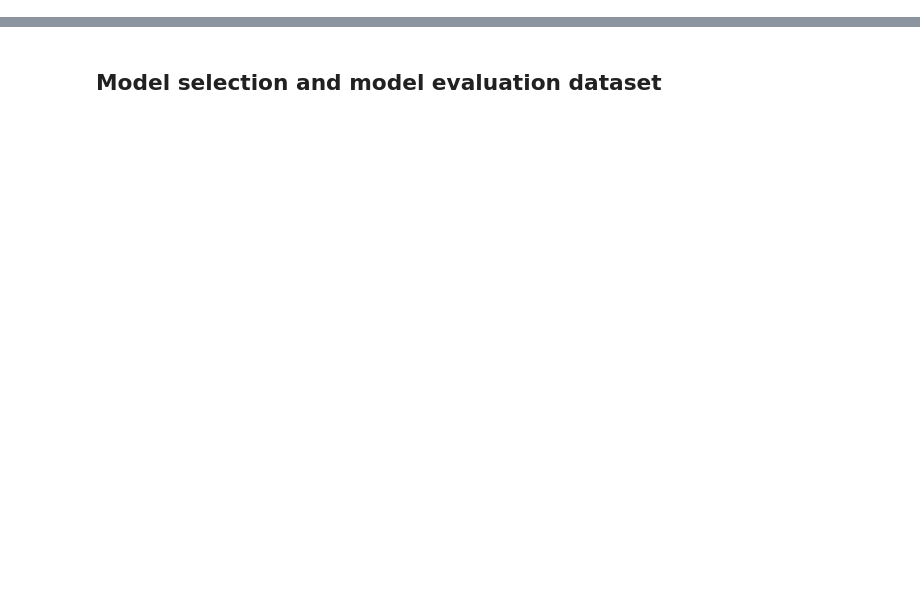
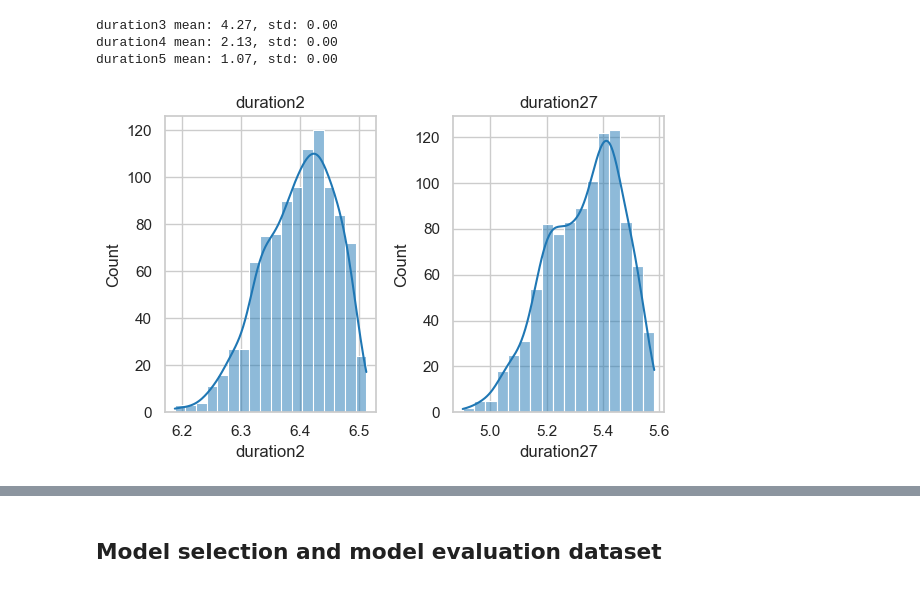
Before and after one commit to jismartin/GlassBoxEVM, a Jupyter notebook: montecarlo_simulation.ipynb, the cells around one changed output, grey strips where cells are left out. Saved outputs shown, nothing was run; the diff lists cells and outputs as text; code cells hidden in the pictures; blank space fills up the shorter version.

Commit message:
Review model simulation 2/n

```diff
--- a/montecarlo_simulation.ipynb
+++ b/montecarlo_simulation.ipynb
@@ -0,0 +13,3 @@
+# %%
+# Metadata
+psplib_metadata = pd.read_csv('PSPLIB_sample/psplib_sample_metadata.csv')
@@ -0,0 +18,4 @@
+# %%
+project_id=100
+filen=psplib_metadata.loc[project_id,'FileName']
+print(f"Project ID: {project_id}, File Name: {filen}")
@@ -0,0 +44,40 @@
+# %%
+# Monte Carlo Simulatio flow
+
+# (1) Create a directed acyclic graph (DAG) from the project file
+G=read_sm_file(f'PSPLIB_sample/{psplib_metadata.loc[project_id,"FileName"]}')
+
+# (2) Add beta-PERT distribution parameters
+# Assume a skewed left distribution for the risk relative to baseline duration
+add_risk_parameters(G, optim=0.8, mostprob=1.1, pessim=1.2)
+
+# (3) Set up the control point at EV=15%
+evaluate_at_EV(G, EV=0.15, Ti=0, N=10000)
+
+# (4) Monte Carlo simulaton from the control point
+# draw_random_durations(G,control=True)
+simulation(G, project_name=psplib_metadata.loc[project_id,'FileName'].replace('.sm',''),
+           experiment='00test', control=True, Nruns=1000, echo=False, output_dir='./test')
+# %%
+# Read simulation results
+simulation_results = pd.read_csv('./test/'+psplib_metadata.loc[project_id,'FileName'].replace('.sm','')+'_simulation_' + '00test'+ '.csv',index_col=0)
+# %%
+# Distribution statistics of ended jobs at the control point
+for c in [f'duration{n}' for n in G.nodes() if G.nodes[n]['done%']>=1][1:]:
+    print(c, f'mean: {simulation_results[c].mean():.2f}, std: {simulation_results[c].std():.2f}')
+# %% [output]
+duration3 mean: 4.27, std: 0.00
+duration4 mean: 2.13, std: 0.00
+duration5 mean: 1.07, std: 0.00
+# %%
+#  Distribution statistics of started but incomplete activities at the control point
+vars = [f'duration{n}' for n in G.nodes() if (G.nodes[n]['done%']>0.5) and (G.nodes[n]['done%']<1)]
+m=len(vars)
+fig, axes = plt.subplots(1, m, figsize=(6, 4))
+for ax, col in zip(axes.flat, vars):
+    sns.histplot(simulation_results[col], ax=ax, kde=True)
+    ax.set_title(col)
+plt.tight_layout()
+plt.show()
+# %% [output]
+[figure, added]
```
Also changed, not shown: parts of 31 cells of this notebook, 18 other files.
